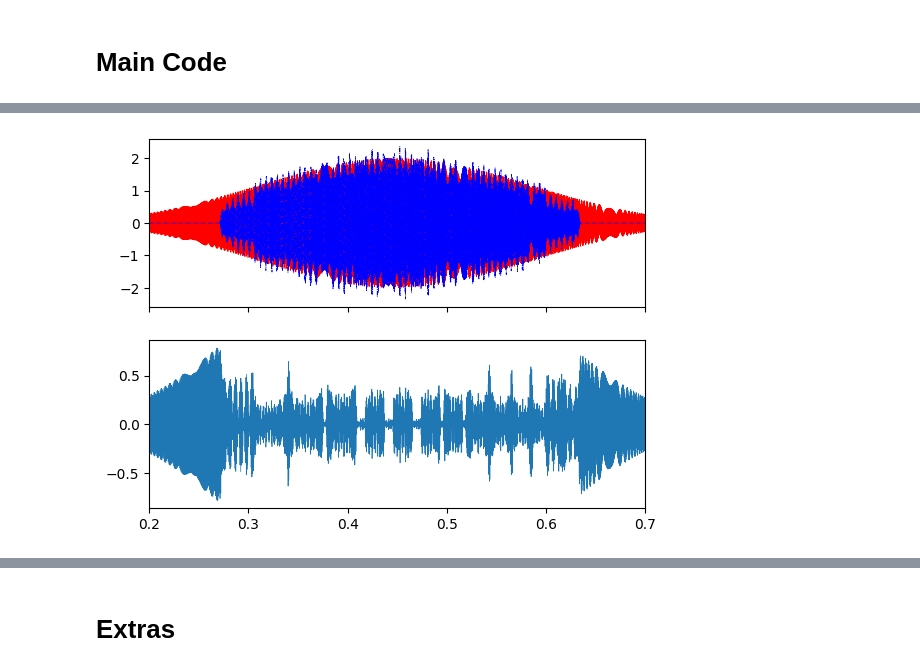
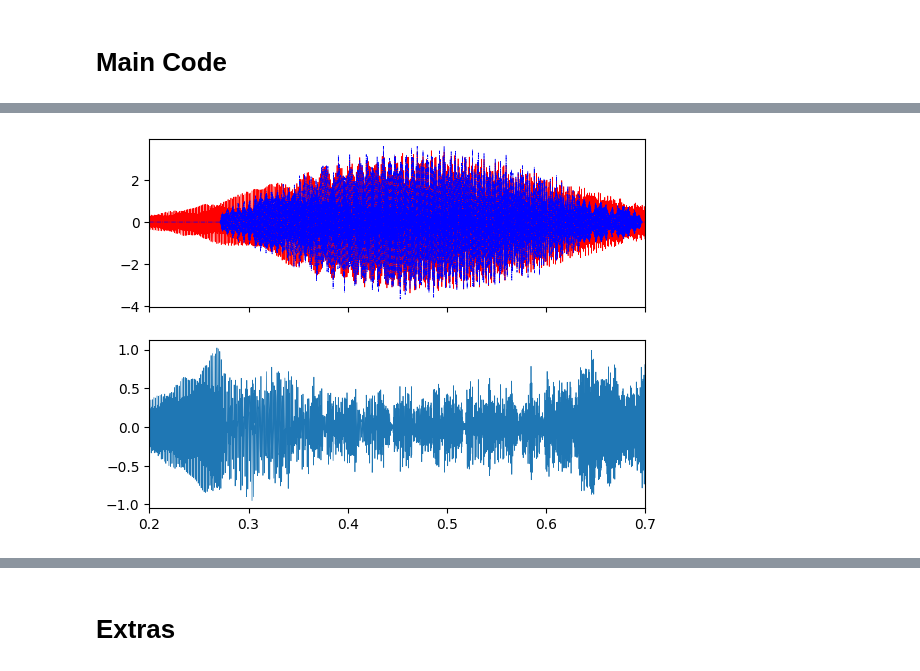
Before and after one commit to nacrocker/automated-segmentation, a Jupyter notebook: maxtree_tests_with_synthetic_data_and_noise.ipynb, the cells around one changed output, grey strips where cells are left out. Cells and saved outputs as stored; diff of their text form; code cells hidden in the pictures.

```diff
--- a/maxtree_tests_with_synthetic_data_and_noise.ipynb
+++ b/maxtree_tests_with_synthetic_data_and_noise.ipynb
@@ -1390,34 +1391,5 @@ def _():
 # %%
-## begin spectrogram_machinery
-from scipy.signal import ShortTimeFFT
-def stft_sig(sig,win_param='hann',fs=1.0,nperseg=None,overlap=0.0,returnSFT=False):
-    nt=len(sig)
-    if nperseg is None: nperseg=(int(np.ceil(np.sqrt(nt))) // 2) * 2
-    nfft = nperseg
-    noverlap=int(nfft*overlap)
-    SFT = ShortTimeFFT.from_window(win_param='hann', fs=fs, nperseg=nfft,noverlap=noverlap)
-    sigstft = SFT.stft(sig)
-    fsigstft = SFT.f
-    tsigstft = SFT.t(sig.size)
-    if returnSFT:
-        return sigstft,fsigstft,tsigstft,SFT
-    else:
-        return sigstft,fsigstft,tsigstft
-## end spectrogram_machinery
-
-## begin modified_Max_Tree class
-max_tree_cl = Max_Tree
-def label_image_components(self,nodeinds,labels,returnLabledNodes=False):
-    labled_nodes = np.zeros(self.image.shape)
-    np.put(labled_nodes,nodeinds,labels)
-    labled = self.fill_components_from_markers(labled_nodes)
-    if returnLabledNodes:
-        return labled,labled_nodes
-    else:
-        return labled
-max_tree_cl.label_image_components = label_image_components
-## end modified_Max_Tree class
-
+# @title Loop test of chirp extraction
 
 nt=8192
 dt=1.0/8000.0
@@ -1436,9 +1408,9 @@ t0=t[int(nt/16)]
 t1=t[int(nt/16)+int(nt*3/4)-1]
 chirps.append(Chirp(amp=2.0, t0=t0, t1=t1, f0=0.3*fN, f1=0.9*fN))
 
-#t0=t[int(nt/8)]
-#t1=t[int(nt/8)+int(nt*3/4)-1]
-#chirps.append(Chirp(amp=1.5, t0=t0, t1=t1, f0=0.15*fN, f1=0.7*fN))
+t0=t[int(nt/8)]
+t1=t[int(nt/8)+int(nt*3/4)-1]
+chirps.append(Chirp(amp=1.5, t0=t0, t1=t1, f0=0.15*fN, f1=0.7*fN))
 
 sig0 = add_funcsigs(chirps,t)
 sigstft0,fsp,tsp = stft_sig(sig0,win_param='hann',fs=fs,nperseg=nfft,overlap=0.5)
@@ -1446,18 +1418,30 @@ sp0 = np.abs(sigstft0)**2
 
 #ntop=10
 
-noise_generator_seed = None
-noise_generator = np.random.default_rng(seed=noise_generator_seed).normal
+useSavedRndGenSeed = True
+noise_generator = np.random.default_rng(seed=getSavedRndGenSeed() if useSavedRndGenSeed else None).normal
+mk_noise = lambda mn,std,shp: make_noise(mn,std,shp,noise_generator=noise_generator)
+
+
 noise_mean=0
 noise_stds = np.linspace(0,.5,6)
 
-ntop = 2
+
+max_tree_cl = Max_Tree
+#gain_choice = 'avspecdens'
+gain_choice = 'avspecheight'
+ntop = 3
 ntrials = 10
 resids = np.zeros((len(noise_stds),ntrials))
 saved=dict()
+CompToSave = (len(noise_stds)-1,0)
+toSave = { # key:val of form (istd,itr):['var1',...])
+    (0,0):['sig','sigfilt'],
+    CompToSave:['mxgnndslabeltopfill','mxgntopfill'],
+  }
 for istd,noise_std in enumerate(noise_stds):
   for itr in range(ntrials):
-      noise = make_noise(noise_mean, noise_std, t.shape, noise_generator=noise_generator)
+      noise = mk_noise(noise_mean, noise_std, t.shape)
       sig = sig0 + noise
 
       sigstftn,_,_,SFT = stft_sig(noise,win_param='hann',fs=fs,nperseg=nfft,overlap=0.5,returnSFT=True)
@@ -1465,42 +1449,21 @@ for istd,noise_std in enumerate(noise_stds):
       sp = np.abs(sigstft)**2
 
       self=max_tree_cl(sp,connectivity=2)
-
-      signaltonoise=self.volume/(self.area*self.image)
-      #signaltonoise=self.volume/(self.area*self.peak)
-      avspecdens=self.volume/self.area*self.extents[...,1]
-      avspecheight=self.volume/self.area
-      specdens_signaltonoise=self.volume*self.extents[...,1]/(self.area*self.image)
-      volume_growth=self.volume*self.extents[...,1]
-
-      #gain=signaltonoise.copy()
-      gain = avspecheight.copy()
-      #gain=avspecdens.copy()
-      #gain=specdens_signaltonoise.copy()
-      gain_rav=gain.ravel()
-
-      mxgnnds = self.maxattrnodes(gain) # for each node, find maxixum gain of itself and its ancecstors
-      mxgnnds = self.optimummaxattrnodes(gain,maxattrnodes=mxgnnds) #prune gain-maximum nodes to leave only nodes with no descencdent having higher gain.
-      mxgnndinds = np.flatnonzero(mxgnnds)
-      mxgnndinds = mxgnndinds[np.argsort(gain.ravel()[mxgnndinds])]
-      mxgn=gain*(mxgnnds > 0)
-
-      mxgnndslabeltopfill, mxgnndslabeltop = self.label_image_components(mxgnndinds,range(mxgnndinds.size,0,-1),returnLabledNodes=True)
-      mxgntop=gain*(mxgnndslabeltop > 0)
-      mxgntopfill = self.fill_components_from_markers(mxgntop)
+      gain = self.gain_predefined(gain_choice)
+      mxgnndslabeltopfill,mxgntopfill = self.label_optimummaxattrnode_image_components_with_rank_and_attr(gain)
 
       filt = ((mxgnndslabeltopfill > 0) & (mxgnndslabeltopfill <= ntop))
       sigstftfilt = sigstft*filt
       sigfilt = SFT.istft(sigstftfilt,k1=nt)
       resids[istd,itr] = np.sqrt(np.mean(np.abs(sigfilt-sig0)**2))
-      if itr == 0 and istd == 0:
-          saved.update(dict(sig=sig,sigfilt=sigfilt))
+      if (istd,itr) in toSave:
+          saved[(istd,itr)] = {vk:globals()[vk] for vk in toSave[(istd,itr)]}
 
 
 fig, (ax1,ax2) = plt.subplots(2,1,sharex=True)
-ax1.plot(t,saved['sig'],'r',linewidth=0.5)
-ax1.plot(t,saved['sigfilt'],'b-.',linewidth=0.5)
-ax2.plot(t,saved['sigfilt']-saved['sig'],linewidth=0.5)
+ax1.plot(t,saved[(0,0)]['sig'],'r',linewidth=0.5)
+ax1.plot(t,saved[(0,0)]['sigfilt'],'b-.',linewidth=0.5)
+ax2.plot(t,saved[(0,0)]['sigfilt']-saved[(0,0)]['sig'],linewidth=0.5)
 plt.xlim(np.array([0,.5])+0.2)
 
 fig, ax = plt.subplots()
@@ -1510,4 +1473,6 @@ ax.set_title('resids vs noise_std')
 ax.set_xlabel('noise_std')
 ax.set_ylabel('resid')
 ax.set_ylim(bottom=0)
+
+show_top_components_rank_and_gain(sp,saved[CompToSave]['mxgnndslabeltopfill'],saved[CompToSave]['mxgntopfill'],ntop=ntop)
 # %% [output]
@@ -1515 +1488 @@ ax.set_ylim(bottom=0)
-[figure, old version]
+[figure, new version]
```
Also changed, not shown: parts of 8 cells of this notebook.
